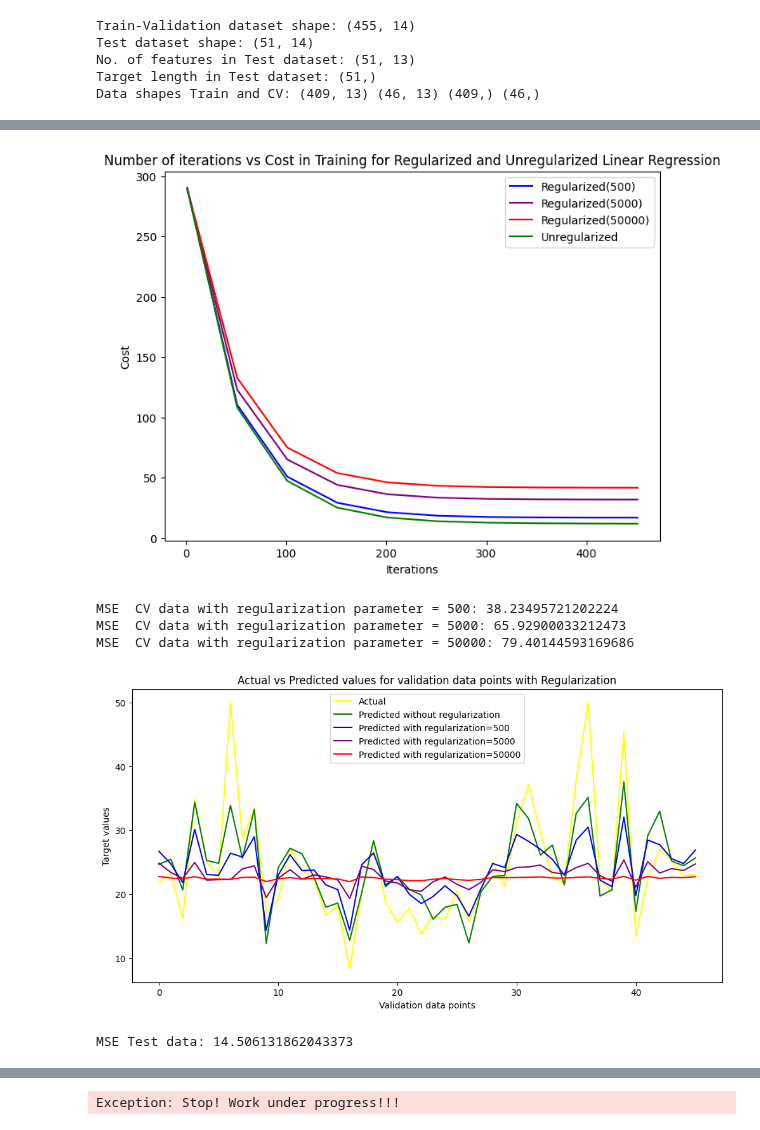
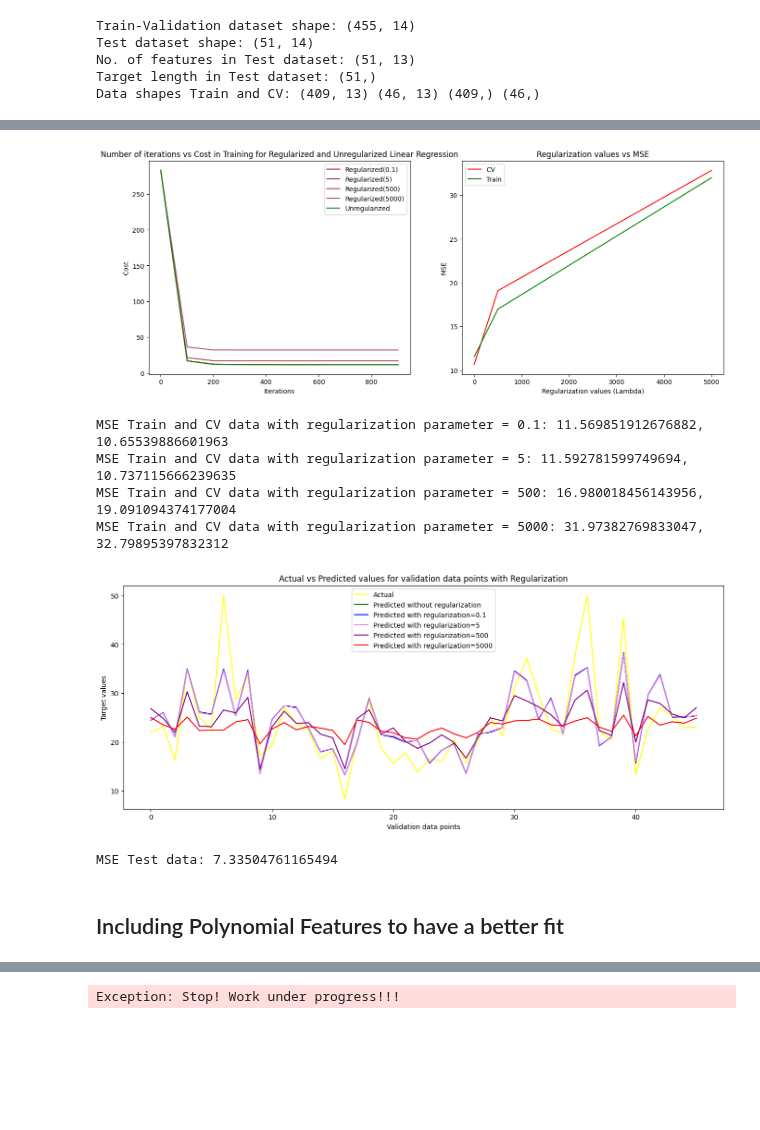
Before and after one commit to ROHIT779/ml-projects, a Jupyter notebook: regression-boston-housing/boston_housing.ipynb, the cells around one changed output, grey strips where cells are left out. Cells and saved outputs as stored; diff of their text form; code cells hidden in the pictures; blank space fills up the shorter version.

Commit message:
added polynomial features

```diff
--- a/regression-boston-housing/boston_housing.ipynb
+++ b/regression-boston-housing/boston_housing.ipynb
@@ -440,12 +444,12 @@ def verify_linear_regression_impl(X, y, learning_rate, lambda_, iterations):
   b_init = 0
   regressor_impl = LinearRegressionImpl()
   cost_history, cost_iters, w_final, b_final = regressor_impl.gradient_descent(X, y, w_init, b_init, learning_rate, iterations, lambda_)
-  print(w_final, b_final)
+  print(f"w_final: {w_final}, b_final: {b_final}")
   return cost_history, cost_iters, w_final, b_final
 
 def verify_regression_without_regularization(X, y):
-  alpha_ = 0.01
-  iterations = 500
+  alpha_ = 0.02
+  iterations = 1000
   lambda_ = 0
   return verify_linear_regression_impl(X, y, alpha_, lambda_, iterations)
 
@@ -521,45 +536,57 @@ Cost for iteration: 451: 41.824272598815604
 # %%
-plt.figure(figsize = (8, 6))
-plt.plot(cost_iters1, cost_history1, c = 'blue', label = f'Regularized({lambda1_})')
-plt.plot(cost_iters2, cost_history2, c = 'purple', label = f'Regularized({lambda2_})')
-plt.plot(cost_iters3, cost_history3, c = 'red', label = f'Regularized({lambda3_})')
-plt.plot(cost_iters, cost_history, c = 'green', label = 'Unregularized')
-plt.title('Number of iterations vs Cost in Training for Regularized and Unregularized Linear Regression')
-plt.xlabel('Iterations')
-plt.ylabel('Cost')
-plt.legend()
+fig, ax = plt.subplots(nrows = 1, ncols = 2, figsize = (16, 6))
+r, g, b = 175./255., 20./255., 25./255.
+g_plus, b_plus = 20./255., 30./255.
+for i in range(len(lambdas_)):
+  ax[0].plot(lambdas_results[i][1], lambdas_results[i][0], c = (r, g, b), label = f'Regularized({lambdas_[i]})')
+  g += g_plus
+  b += b_plus
+  if(g > 1):
+    g -= 1
+  if(b > 1):
+    b-=1
+ax[0].plot(cost_iters, cost_history, c = 'green', label = 'Unregularized')
+ax[0].set_title('Number of iterations vs Cost in Training for Regularized and Unregularized Linear Regression')
+ax[0].set_xlabel('Iterations')
+ax[0].set_ylabel('Cost')
+ax[0].legend()
+
+ax[1].plot(lambdas_, mse_cv_lambdas, c = 'red', label = 'CV')
+ax[1].plot(lambdas_, mse_train_lambdas, c = 'green', label = 'Train')
+ax[1].set_title('Regularization values vs MSE')
+ax[1].set_xlabel('Regularization values (Lambda)')
+ax[1].set_ylabel('MSE')
+ax[1].legend()
 plt.show()
 # %% [output]
-[figure, old version]
+[figure, new version]
 # %%
-y_hat1 = np.dot(X_cv_scaled, w_final1) + b_final1
-y_hat2 = np.dot(X_cv_scaled, w_final2) + b_final2
-y_hat3 = np.dot(X_cv_scaled, w_final3) + b_final3
-
-print(f'MSE  CV data with regularization parameter = {lambda1_}: {mean_squared_error(y_cv, y_hat1)}')
-print(f'MSE  CV data with regularization parameter = {lambda2_}: {mean_squared_error(y_cv, y_hat2)}')
-print(f'MSE  CV data with regularization parameter = {lambda3_}: {mean_squared_error(y_cv, y_hat3)}')
+for i in range(len(lambdas_)):
+  print(f'MSE Train and CV data with regularization parameter = {lambdas_[i]}: {mse_train_lambdas[i]}, {mse_cv_lambdas[i]}')
 # %% [output]
-MSE  CV data with regularization parameter = 500: 38.23495721202224
-MSE  CV data with regularization parameter = 5000: 65.92900033212473
-MSE  CV data with regularization parameter = 50000: 79.40144593169686
+MSE Train and CV data with regularization parameter = 0.1: 11.569851912676882, 10.65539886601963
+MSE Train and CV data with regularization parameter = 5: 11.592781599749694, 10.737115666239635
+MSE Train and CV data with regularization parameter = 500: 16.980018456143956, 19.091094374177004
+MSE Train and CV data with regularization parameter = 5000: 31.97382769833047, 32.79895397832312
 # %%
-plt.figure(figsize = (12, 6))
+colors = ['blue', 'violet', 'purple', 'red']
+plt.figure(figsize = (16, 6))
 plt.plot(range(len(y_cv)), y_cv, c = 'yellow', label = 'Actual')
 plt.plot(range(len(y_cv)), y_hat, c = 'green', label = 'Predicted without regularization')
-plt.plot(range(len(y_cv)), y_hat1, c = 'blue', label = 'Predicted with regularization=500')
-plt.plot(range(len(y_cv)), y_hat2, c = 'purple', label = 'Predicted with regularization=5000')
-plt.plot(range(len(y_cv)), y_hat3, c = 'red', label = 'Predicted with regularization=50000')
+for i in range(len(lambdas_)):
+  plt.plot(range(len(y_cv)), y_pred_cv_lambdas[i], c = colors[i], label = f'Predicted with regularization={lambdas_[i]}')
 plt.xlabel('Validation data points')
 plt.ylabel('Target values')
 plt.title('Actual vs Predicted values for validation data points with Regularization')
 plt.legend()
 plt.show()
 # %% [output]
-[figure, old version]
+[figure, new version]
 # %%
 X_test_scaled = scaler.transform(X_test)
 y_test_pred = np.dot(X_test_scaled, w_final) + b_final
-print(f'MSE Test data: {mean_squared_error(y_test, y_test_pred)}')
+print(f'MSE Test data: {mean_squared_error(y_test, y_test_pred)/2}')
 # %% [output]
-MSE Test data: 14.506131862043373
+MSE Test data: 7.33504761165494
+# %% [markdown]
+## Including Polynomial Features to have a better fit
```
Also changed, not shown: parts of 12 cells of this notebook.
